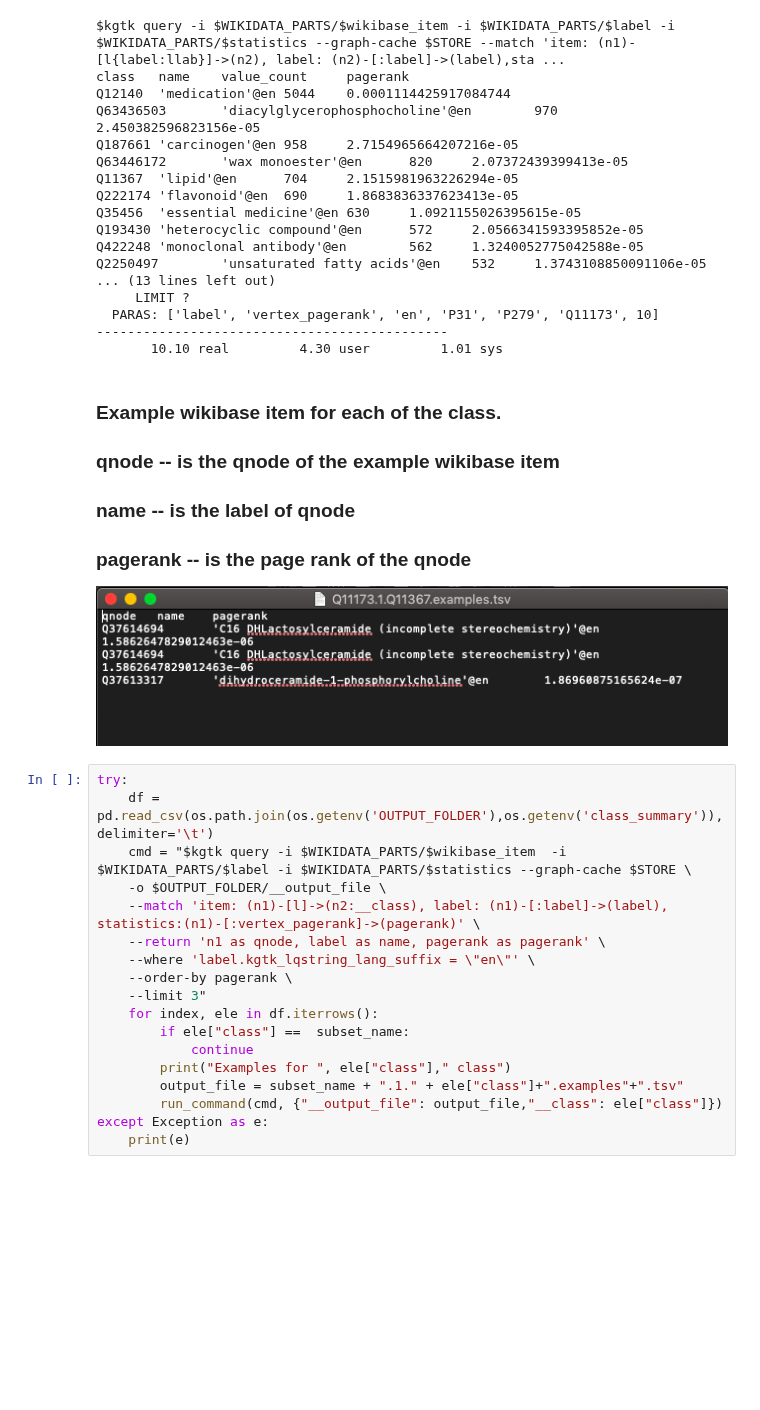
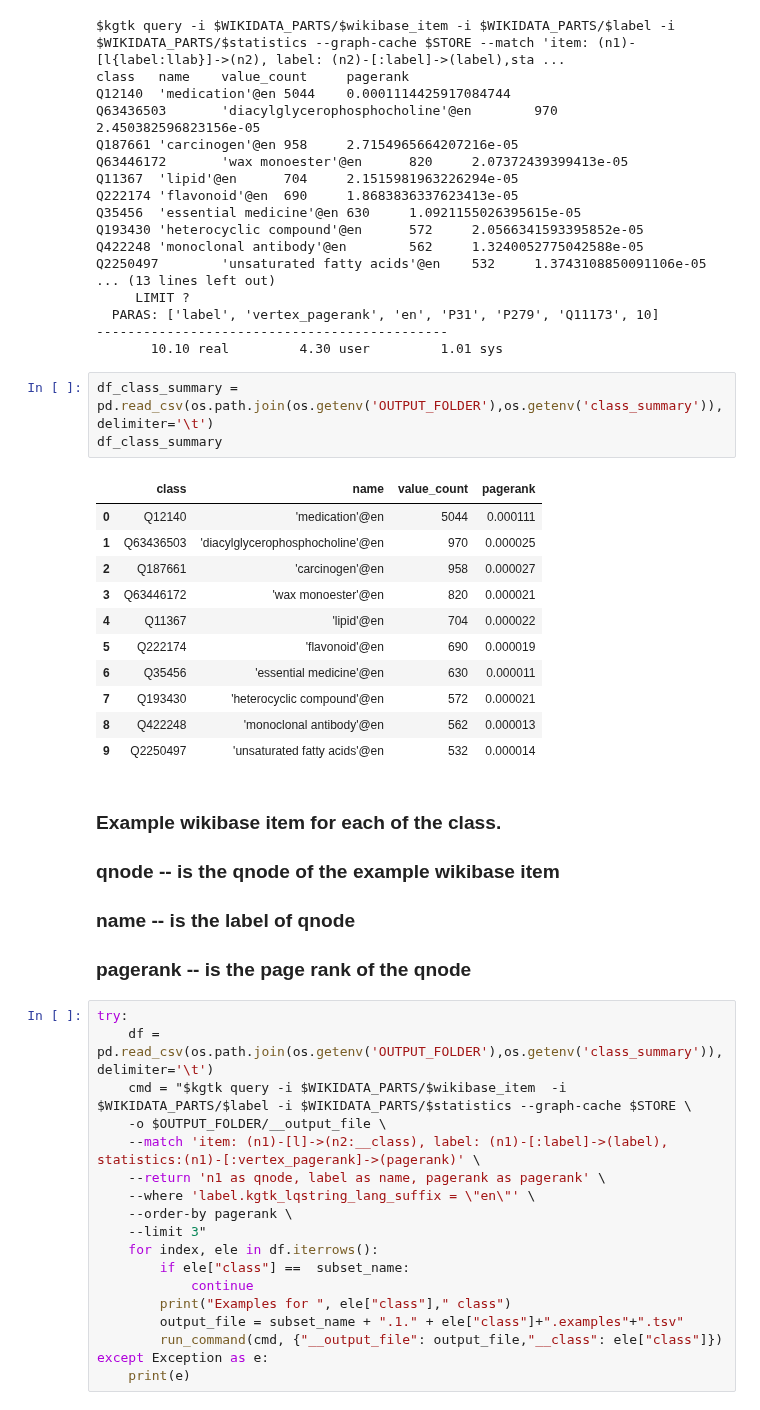
Before and after one commit to usc-isi-i2/kgtk, a Jupyter notebook: examples/Example_9-Wikidata_Subset_Statistics_.ipynb, the cells around one changed output. Saved outputs shown, nothing was run; the diff lists cells and outputs as text; blank space fills up the shorter version.

Commit message:
Displayed all the statistics using pandas dataframes

```diff
--- a/examples/Example_9-Wikidata_Subset_Statistics_.ipynb
+++ b/examples/Example_9-Wikidata_Subset_Statistics_.ipynb
@@ -186,12 +187,26 @@ Q2250497        'unsaturated fatty acids'@en    532     1.3743108850091106e-05
   PARAS: ['label', 'vertex_pagerank', 'en', 'P31', 'P279', 'Q11173', 10]
 ---------------------------------------------
        10.10 real         4.30 user         1.01 sys
+# %%
+df_class_summary = pd.read_csv(os.path.join(os.getenv('OUTPUT_FOLDER'),os.getenv('class_summary')),delimiter='\t')
+df_class_summary
+# %% [output]
+|  | class | name | value_count | pagerank |
+| 0 | Q12140 | 'medication'@en | 5044 | 0.000111 |
+| 1 | Q63436503 | 'diacylglycerophosphocholine'@en | 970 | 0.000025 |
+| 2 | Q187661 | 'carcinogen'@en | 958 | 0.000027 |
+| 3 | Q63446172 | 'wax monoester'@en | 820 | 0.000021 |
+| 4 | Q11367 | 'lipid'@en | 704 | 0.000022 |
+| 5 | Q222174 | 'flavonoid'@en | 690 | 0.000019 |
+| 6 | Q35456 | 'essential medicine'@en | 630 | 0.000011 |
+| 7 | Q193430 | 'heterocyclic compound'@en | 572 | 0.000021 |
+| 8 | Q422248 | 'monoclonal antibody'@en | 562 | 0.000013 |
+| 9 | Q2250497 | 'unsaturated fatty acids'@en | 532 | 0.000014 |
 # %% [markdown]
  ### Example wikibase item for each of the class.
  ### qnode -- is the qnode of the example wikibase item
  ### name -- is the label of qnode
  ### pagerank -- is the page rank of the qnode
- ![Screen%20Shot%202020-10-13%20at%2011.43.30%20AM.png](attachment:Screen%20Shot%202020-10-13%20at%2011.43.30%20AM.png)
 # %%
 try:
     df = pd.read_csv(os.path.join(os.getenv('OUTPUT_FOLDER'),os.getenv('class_summary')),delimiter='\t')
```
Also changed, not shown: parts of 17 cells of this notebook.
